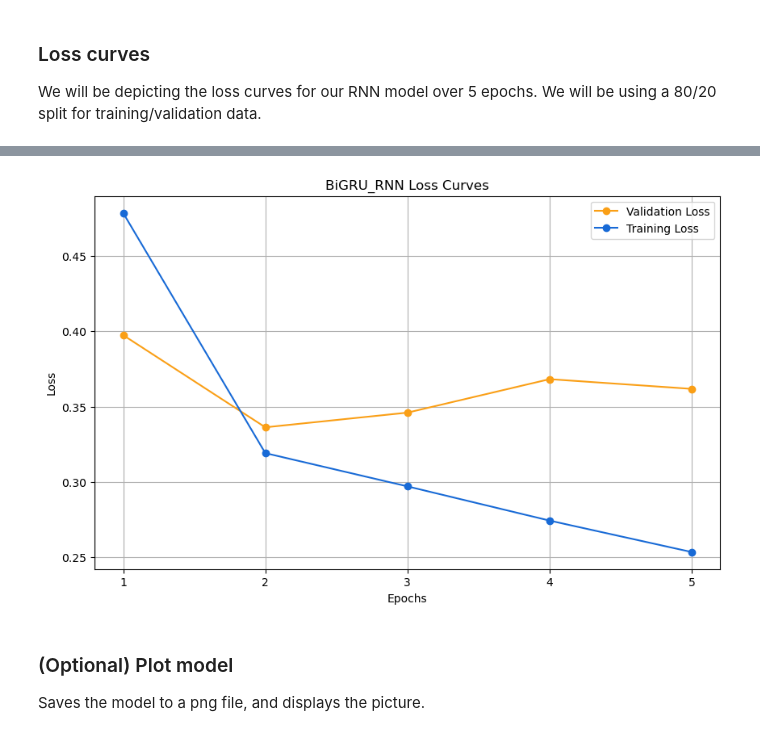
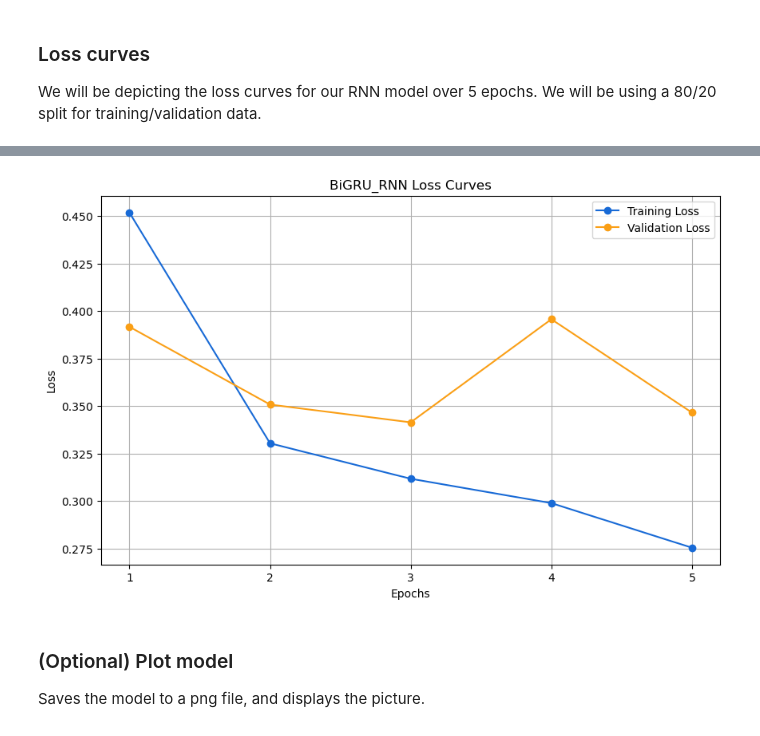
Before and after one commit to hvlkk/IMDb-Dataset-Sentiment-Analysis, a Jupyter notebook: naive_bayes.ipynb, the cells around one changed output, grey strips where cells are left out. Drawn from its saved outputs; the diff is of its cells as text; code cells hidden in the pictures.

```diff
--- a/naive_bayes.ipynb
+++ b/naive_bayes.ipynb
@@ -716,11 +718,22 @@ class BiGRU_RNN:
                                      name="word_embeddings",
                                      mask_zero=True)(x)
 
+        # apply early dropout
+        x = tf.keras.layers.Dropout(rate=0.25)(x)
+
+        # apply Bidirectional layers
         for n in range(self.num_layers):
-            x = tf.keras.layers.Bidirectional(tf.keras.layers.GRU(units=self.hidden_size,
-                                                                  name=f'bigru_cell_{n}',
-                                                                  return_sequences=True,
-                                                                  dropout=0.2))(x)
+
+            # special case: self_attention is not used, and we are at the last layer
+            if (not self.self_attention) and n == self.num_layers - 1:
+                x = tf.keras.layers.Bidirectional(tf.keras.layers.GRU(units=self.hidden_size,
+                                                                      name=f'bigru_cell_{n}',
+                                                                      dropout=0.2))(x)
+            else:
+                x = tf.keras.layers.Bidirectional(tf.keras.layers.GRU(units=self.hidden_size,
+                                                                      name=f'bigru_cell_{n}',
+                                                                      dropout=0.2,
+                                                                      return_sequences=True))(x)
 
         # self_attention will be optional, and therefore used only when the class instance is initialised with self_attention=True
         if self.self_attention:
@@ -753,7 +766,7 @@ class BiGRU_RNN:
         x = tf.math.reduce_sum(x, axis=1)
         return x
 
-    def fit(self, x_train, y_train, epochs=1, batch_size=64, validation_split=0):
+    def fit(self, x_train, y_train, epochs=1, batch_size=32, validation_split=0):
         """
         Trains the model on the training data.
 
@@ -761,7 +774,7 @@ class BiGRU_RNN:
             x_train: The training data; 1D array of review texts.
             y_train: The actual training data classifications.
             epochs (optional, default = 1): Number of training epochs.
-            batch_size (optional, default = 64): Batch size for training.
+            batch_size (optional, default = 32): Batch size for training.
             validation_split (optional, default = 0): Fraction of the training data to use as validation data.
 
         Returns:
@@ -799,7 +812,7 @@ class BiGRU_RNN:
 ### Loss curves
 We will be depicting the loss curves for our RNN model over 5 epochs. We will be using a 80/20 split for training/validation data.
 # %%
-rnn = BiGRU_RNN(vectorizer=create_vectorizer(train_vocab, x_train_text), num_layers=2)
+rnn = BiGRU_RNN(vectorizer=create_vectorizer(train_vocab, x_train_text), num_layers=3)
 history = rnn.fit(x_train_text, y_train, epochs=5, validation_split=0.2)
 display_loss(history, rnn.__class__.__name__)
 # %% [output]
@@ -816,4 +829,4 @@ Epoch 5/5
-[figure, old version]
+[figure, new version]
 # %% [markdown]
 ### (Optional) Plot model
 Saves the model to a png file, and displays the picture.
```
Also changed, not shown: parts of 6 cells of this notebook, 1 other file.
